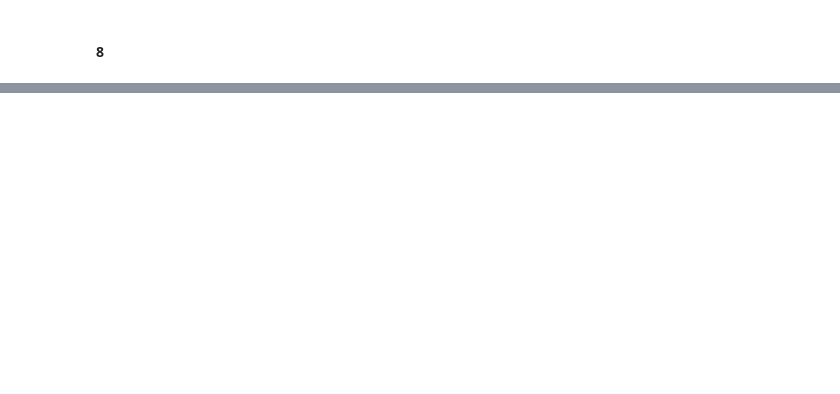
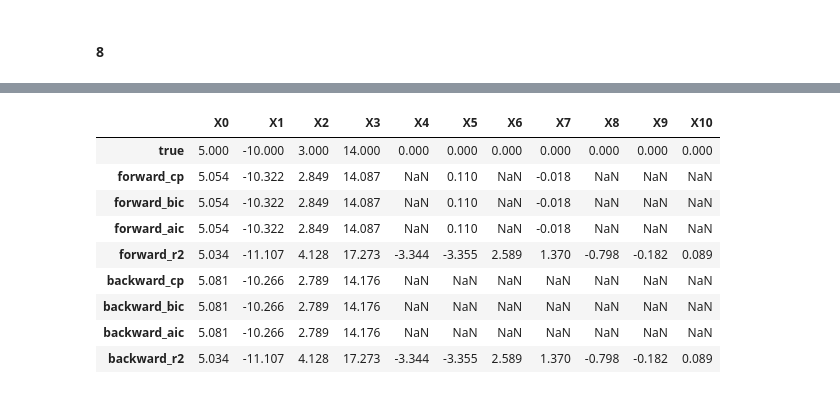
Before and after one commit to SandroAlex/statistical-learning, a Jupyter notebook: islp/chapter06.ipynb, the cells around one changed output, grey strips where cells are left out. Cells and saved outputs as stored; diff of their text form; code cells hidden in the pictures; blank space fills up the shorter version.

```diff
--- a/islp/chapter06.ipynb
+++ b/islp/chapter06.ipynb
@@ -654,0 +801,26 @@ df_compare
+# %%
+# Initialize.
+df_compare_backward: pd.DataFrame = pd.DataFrame({
+    "true": [B0, B1, B2, B3] + [0.0]*7
+}, index=[f"X{i}" for i in range(0, 11)])
+
+# Adjusted coefficients of the best model according to Cp, BIC, AIC, and R2.
+df_cp: pd.DataFrame = best_models[max_cp_idx].params.to_frame(name="backward_cp")
+df_bic: pd.DataFrame = best_models[min_bic_idx].params.to_frame(name="backward_bic")
+df_aic: pd.DataFrame = best_models[min_aic_idx].params.to_frame(name="backward_aic")
+df_r2: pd.DataFrame = best_models[max_r2_idx].params.to_frame(name="backward_r2")
+
+# Join all dataframes.
+df_compare_backward = df_compare_backward.join(df_cp, how="outer")
+df_compare_backward = df_compare_backward.join(df_bic, how="outer")
+df_compare_backward = df_compare_backward.join(df_aic, how="outer")
+df_compare_backward = df_compare_backward.join(df_r2, how="outer")
+
+# Reduce float precision.
+df_compare_backward = df_compare_backward.round(3)
+
+# Better sorting of the index.
+df_compare_backward = df_compare_backward.reindex(natsorted(df_compare_backward.index))
+
+# Show it.
+df_compare_backward
@@ -654,0 +840,22 @@ df_compare
+# %%
+# Join results dataframes.
+df_results: pd.DataFrame = pd.concat([
+        df_compare_forward,
+        df_compare_backward.drop(columns=["true"])
+    ],
+    axis=1
+).T
+
+# Show it.
+df_results
+# %% [output]
+|  | X0 | X1 | X2 | X3 | X4 | X5 | X6 | X7 | X8 | X9 | X10 |
+| true | 5.000 | -10.000 | 3.000 | 14.000 | 0.000 | 0.000 | 0.000 | 0.000 | 0.000 | 0.000 | 0.000 |
+| forward_cp | 5.054 | -10.322 | 2.849 | 14.087 | NaN | 0.110 | NaN | -0.018 | NaN | NaN | NaN |
+| forward_bic | 5.054 | -10.322 | 2.849 | 14.087 | NaN | 0.110 | NaN | -0.018 | NaN | NaN | NaN |
+| forward_aic | 5.054 | -10.322 | 2.849 | 14.087 | NaN | 0.110 | NaN | -0.018 | NaN | NaN | NaN |
+| forward_r2 | 5.034 | -11.107 | 4.128 | 17.273 | -3.344 | -3.355 | 2.589 | 1.370 | -0.798 | -0.182 | 0.089 |
+| backward_cp | 5.081 | -10.266 | 2.789 | 14.176 | NaN | NaN | NaN | NaN | NaN | NaN | NaN |
+| backward_bic | 5.081 | -10.266 | 2.789 | 14.176 | NaN | NaN | NaN | NaN | NaN | NaN | NaN |
+| backward_aic | 5.081 | -10.266 | 2.789 | 14.176 | NaN | NaN | NaN | NaN | NaN | NaN | NaN |
+| backward_r2 | 5.034 | -11.107 | 4.128 | 17.273 | -3.344 | -3.355 | 2.589 | 1.370 | -0.798 | -0.182 | 0.089 |
```
Also changed, not shown: parts of 18 cells of this notebook.
